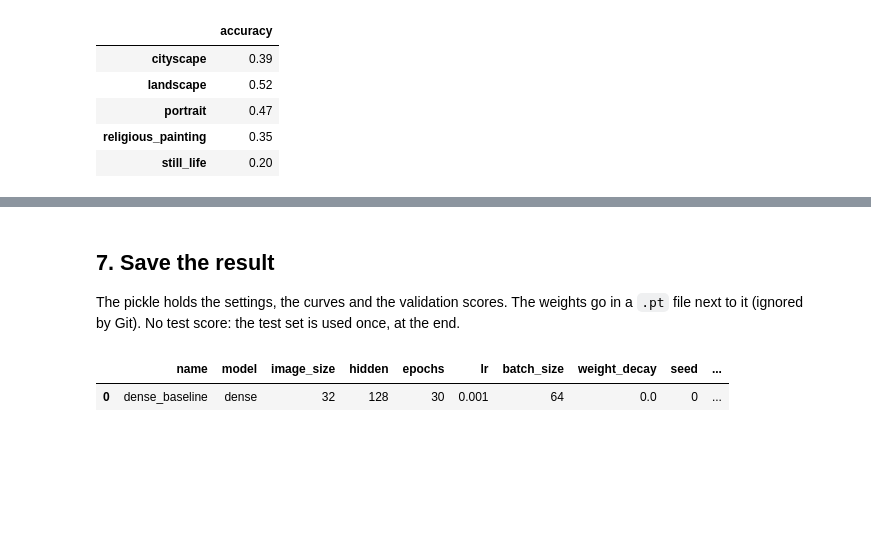
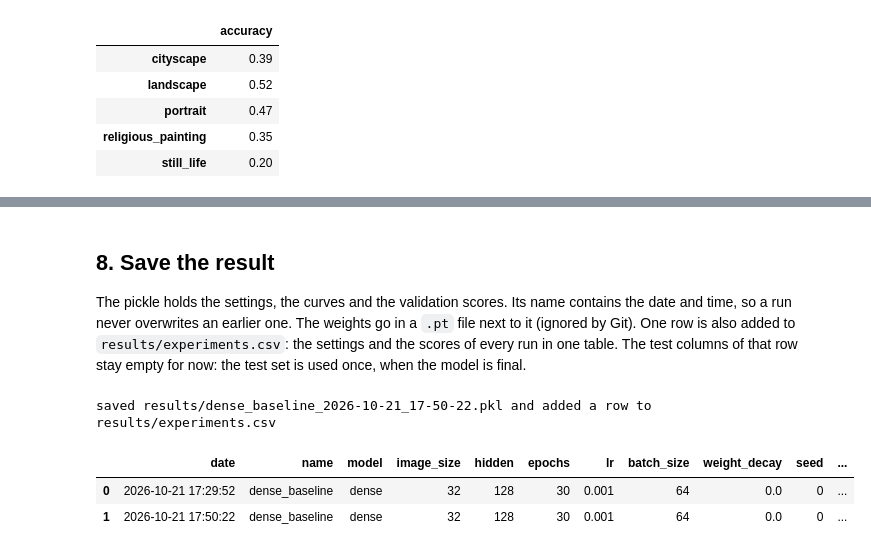
Before and after one commit to Xenodion/deep-learning-project-waerniers-lamy, a Jupyter notebook: src/deep_learning_project_waerniers_lamy/vision/P02_dense_baseline.ipynb, the cells around one changed output, grey strips where cells are left out. Drawn from its saved outputs; the diff is of its cells as text; code cells hidden in the pictures; blank space fills up the shorter version.

Commit message:
feat: Add pipeline to build model, train, validate and record metrics. Add model performance tracking with experiments.csv and model.pkl to save the models

```diff
--- a/src/deep_learning_project_waerniers_lamy/vision/P02_dense_baseline.ipynb
+++ b/src/deep_learning_project_waerniers_lamy/vision/P02_dense_baseline.ipynb
@@ -58,14 +58,19 @@ train pixels after standardisation: mean -0.001, std 1.001
 
 One hidden layer with a ReLU, then 5 outputs (one score per genre). We start with something small on purpose.
 # %%
+n_inputs = data["X_train"].shape[1]
+
+
+def build_model():
+    return nn.Sequential(
+        nn.Linear(n_inputs, CONFIG["hidden"]),
+        nn.ReLU(),
+        nn.Linear(CONFIG["hidden"], len(classes)),
+    )
+
+
 torch.manual_seed(CONFIG["seed"])  # same starting weights every time
-
-n_inputs = data["X_train"].shape[1]
-model = nn.Sequential(
-    nn.Linear(n_inputs, CONFIG["hidden"]),
-    nn.ReLU(),
-    nn.Linear(CONFIG["hidden"], len(classes)),
-)
+model = build_model()
 n_params = sum(p.numel() for p in model.parameters())
 
 print(model)
@@ -165,0 +176,11 @@ display(per_class.to_frame())
+# %%
+val_acc_by_seed = []
+for seed in range(5):
+    torch.manual_seed(seed)
+    run = fit(build_model(), data, epochs=CONFIG["epochs"], lr=CONFIG["lr"], batch_size=CONFIG["batch_size"],
+              weight_decay=CONFIG["weight_decay"], seed=seed, verbose=False)
+    val_acc_by_seed.append(run["best_val_acc"])
+    print(f"seed {seed}: best validation accuracy {run['best_val_acc']:.1%} at epoch {run['best_epoch']}")
+
+accs = pd.Series(val_acc_by_seed)
+print(f"\nmean {accs.mean():.1%}, std {accs.std():.1%}, min {accs.min():.1%}, max {accs.max():.1%}")
@@ -166,21 +195,26 @@ display(per_class.to_frame())
 # %% [markdown]
-## 7. Save the result
+## 8. Save the result
 
-The pickle holds the settings, the curves and the validation scores. The weights go in a `.pt` file next to it (ignored by
-Git). No test score: the test set is used once, at the end.
+The pickle holds the settings, the curves and the validation scores. Its name contains the date and time, so a run never
+overwrites an earlier one. The weights go in a `.pt` file next to it (ignored by Git). One row is also added to
+`results/experiments.csv`: the settings and the scores of every run in one table. The test columns of that row stay empty
+for now: the test set is used once, when the model is final.
 # %%
-save_result(NAME, {
+stem = save_result(NAME, {
     "config": CONFIG,
     "n_params": n_params,
     "history": result["history"],
     "best_epoch": result["best_epoch"],
     "best_val_acc": result["best_val_acc"],
     "seconds": result["seconds"],
     "classes": classes,
     "val_confusion": confusion,
+    "val_acc_by_seed": val_acc_by_seed,
 }, weights=result["best_weights"])
 
 summary()  # one row per saved experiment: this table will grow as we add models
 # %% [output]
+saved results/dense_baseline_2026-10-21_17-50-22.pkl and added a row to results/experiments.csv
-|  | name | model | image_size | hidden | epochs | lr | batch_size | weight_decay | seed | ... |
-| 0 | dense_baseline | dense | 32 | 128 | 30 | 0.001 | 64 | 0.0 | 0 | ... |
+|  | date | name | model | image_size | hidden | epochs | lr | batch_size | weight_decay | seed | ... |
+| 0 | 2026-10-21 17:29:52 | dense_baseline | dense | 32 | 128 | 30 | 0.001 | 64 | 0.0 | 0 | ... |
+| 1 | 2026-10-21 17:50:22 | dense_baseline | dense | 32 | 128 | 30 | 0.001 | 64 | 0.0 | 0 | ... |
```
Also changed, not shown: parts of 7 cells of this notebook, 25 other files.
